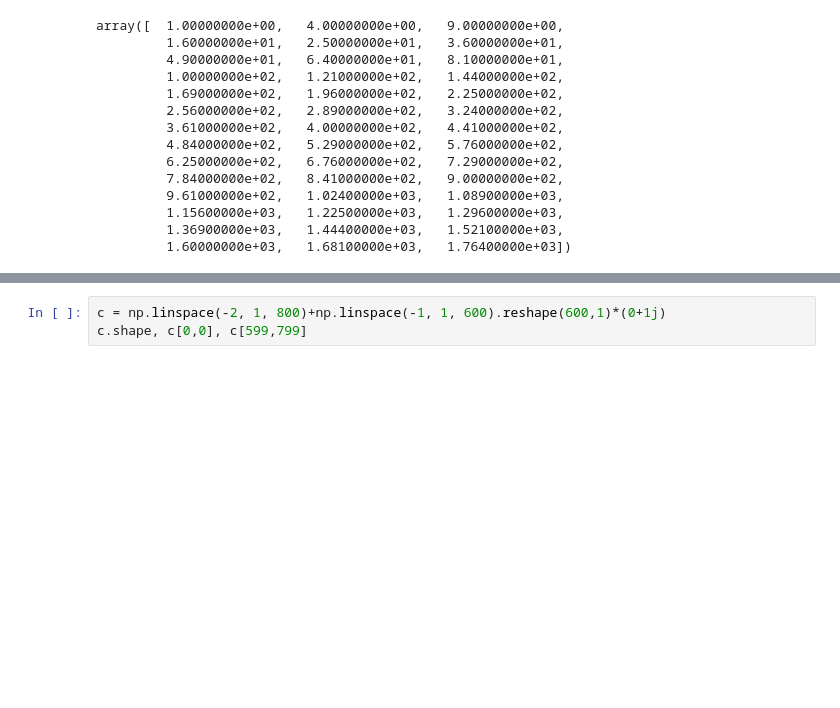
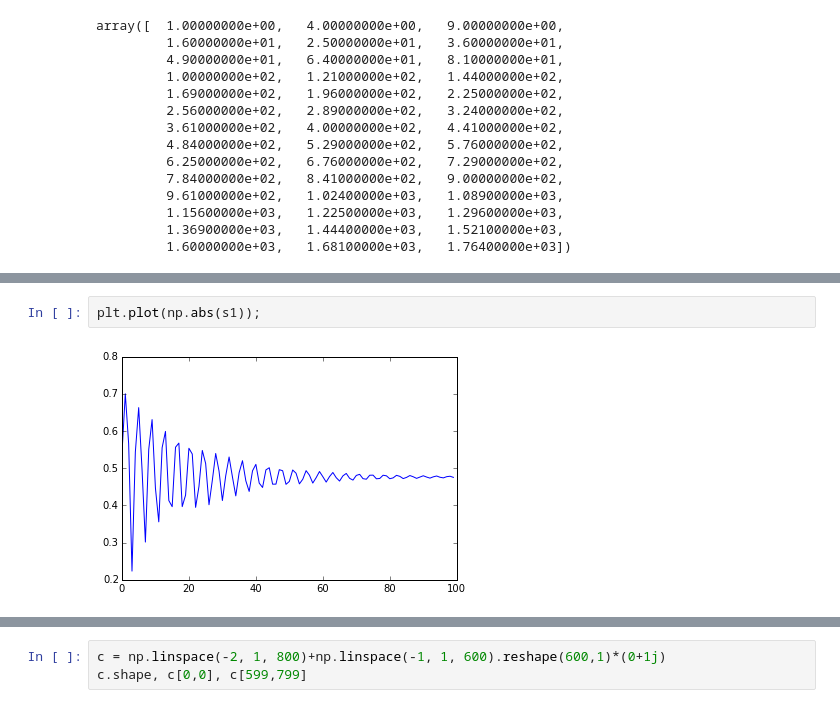
Before and after one commit to hrenkap/scipy_workshop, a Jupyter notebook: Workshop1.ipynb, the cells around one changed output, grey strips where cells are left out. Drawn from its saved outputs; the diff is of its cells as text; blank space fills up the shorter version.

```diff
--- a/Workshop1.ipynb
+++ b/Workshop1.ipynb
@@ -132,0 +180,4 @@ Zeige alle $c$ die beschränkt bleiben.
+# %%
+plt.plot(np.abs(s1));
+# %% [output]
+[figure, added]
```
Also changed, not shown: parts of 18 cells of this notebook.
